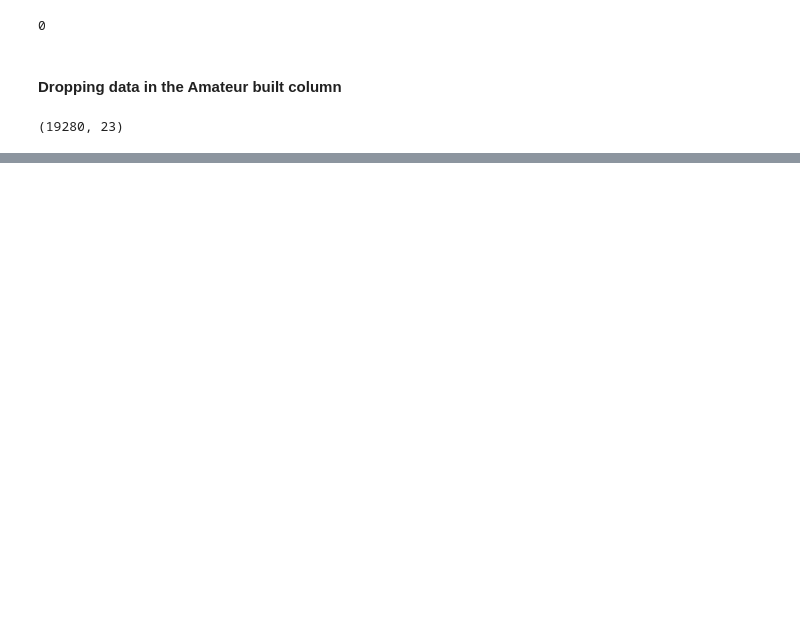
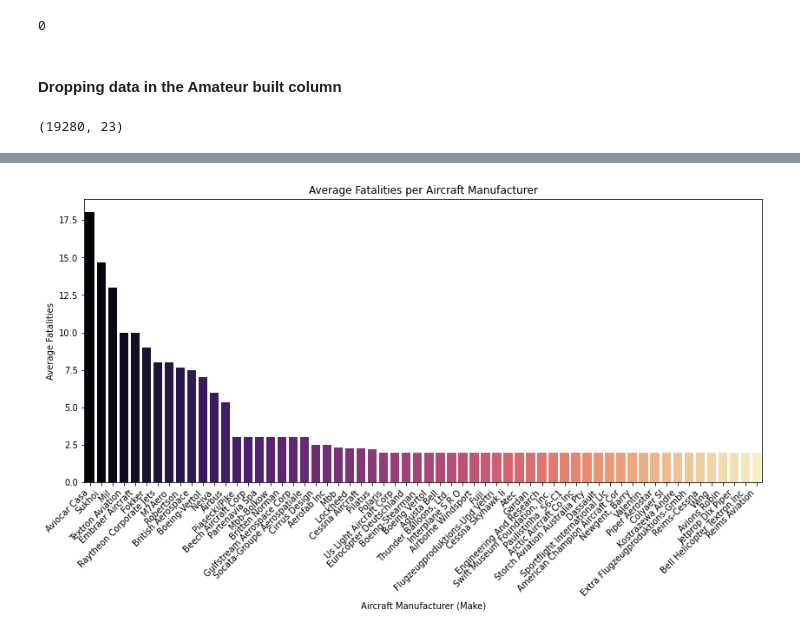
Before and after one commit to joyaran/Phase_1_project, a Jupyter notebook: phase_1_project.ipynb, the cells around one changed output, grey strips where cells are left out. Drawn from its saved outputs; the diff is of its cells as text; code cells hidden in the pictures; blank space fills up the shorter version.

```diff
--- a/phase_1_project.ipynb
+++ b/phase_1_project.ipynb
@@ -267,0 +324,17 @@ df.shape
+# %%
+# Group by 'Make' and calculate mean fatalities
+make_fatalities = df.groupby("Make")["Total_Fatal_Injuries"].mean().sort_values(ascending=False)
+
+# Select top 15 manufacturers by fatalities
+top_makes = make_fatalities.head(60)
+
+# Bar Chart - Average Fatalities per Manufacturer
+plt.figure(figsize=(14,6))
+sns.barplot(x=top_makes.index, y=top_makes.values, palette="magma")
+plt.xticks(rotation=45, ha="right")
+plt.title("Average Fatalities per Aircraft Manufacturer")
+plt.xlabel("Aircraft Manufacturer (Make)")
+plt.ylabel("Average Fatalities")
+plt.show()
+# %% [output]
+[figure, added]
```
Also changed, not shown: parts of 15 cells of this notebook.
